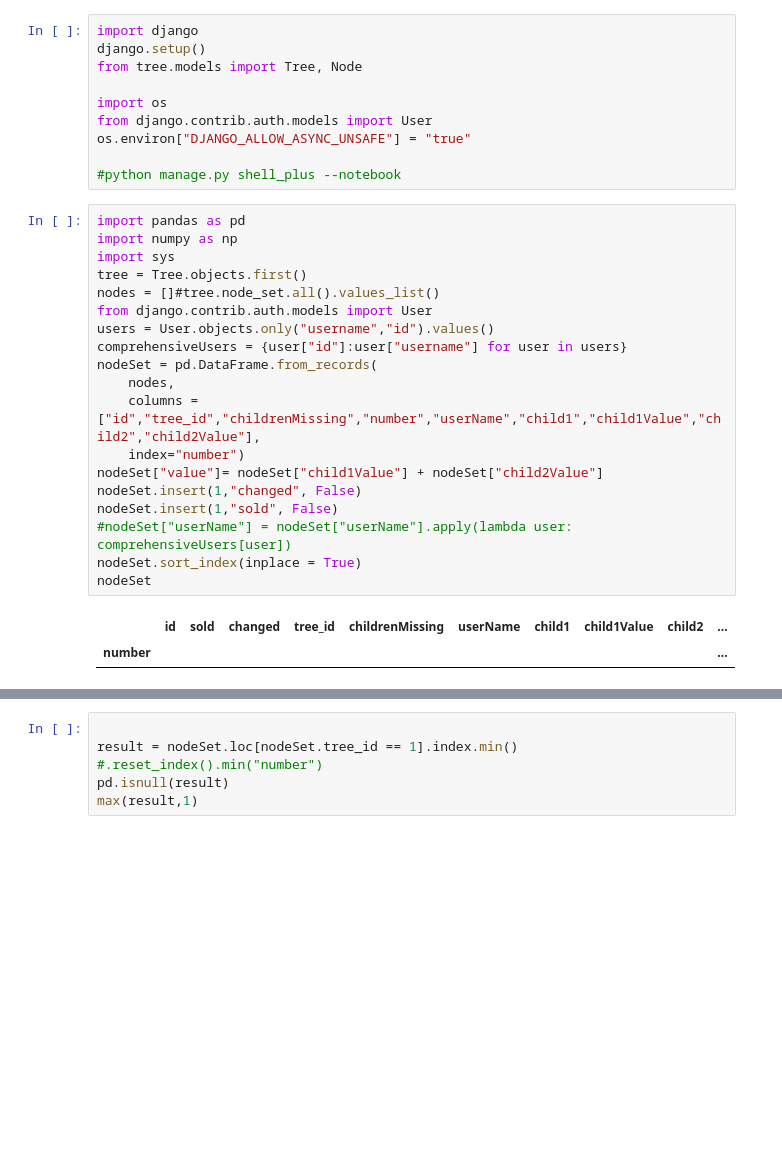
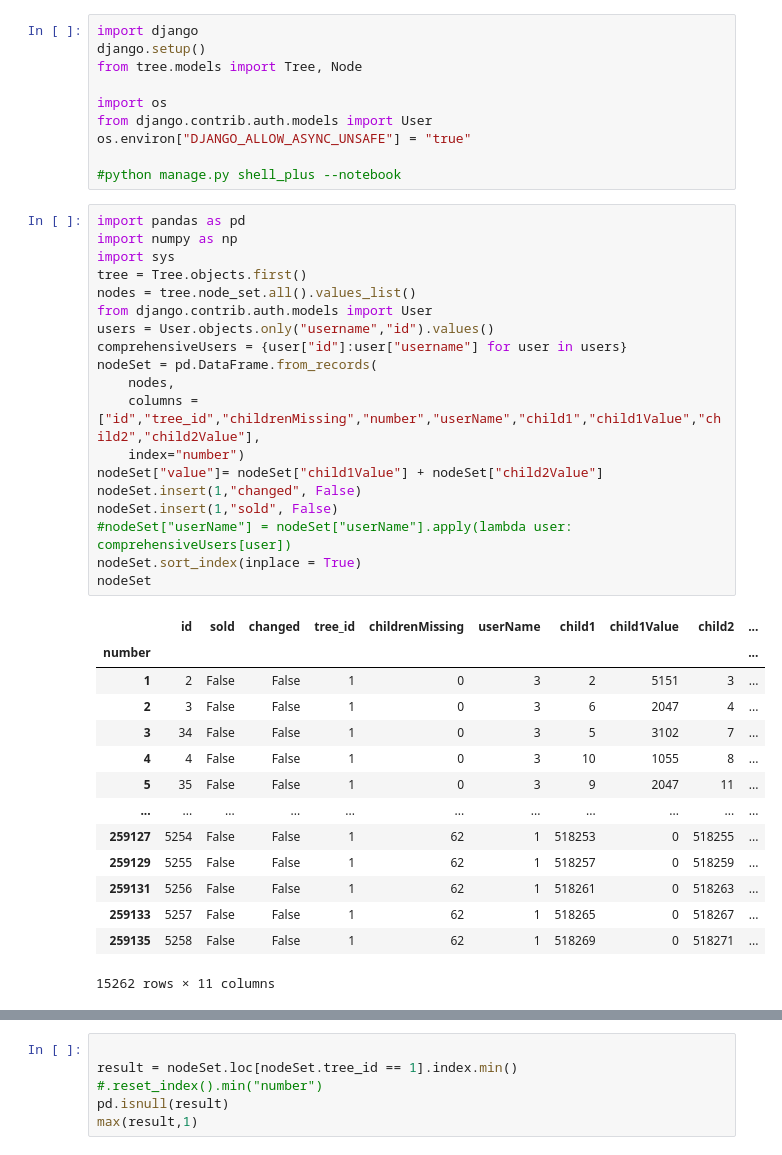
Before and after one commit to Knean/MilosWebsiteDjango, a Jupyter notebook: Django notebook.ipynb, the cells around one changed output, grey strips where cells are left out. Cells and saved outputs as stored; diff of their text form; blank space fills up the shorter version.

```diff
--- a/Django notebook.ipynb
+++ b/Django notebook.ipynb
@@ -11,22 +11,34 @@ os.environ["DJANGO_ALLOW_ASYNC_UNSAFE"] = "true"
 # %%
 import pandas as pd
 import numpy as np
 import sys
 tree = Tree.objects.first()
-nodes = []#tree.node_set.all().values_list()
+nodes = tree.node_set.all().values_list()
 from django.contrib.auth.models import User
 users = User.objects.only("username","id").values()
 comprehensiveUsers = {user["id"]:user["username"] for user in users}
 nodeSet = pd.DataFrame.from_records(
     nodes,
     columns = ["id","tree_id","childrenMissing","number","userName","child1","child1Value","child2","child2Value"],
     index="number")
 nodeSet["value"]= nodeSet["child1Value"] + nodeSet["child2Value"]
 nodeSet.insert(1,"changed", False)
 nodeSet.insert(1,"sold", False)
 #nodeSet["userName"] = nodeSet["userName"].apply(lambda user: comprehensiveUsers[user])
 nodeSet.sort_index(inplace = True)
 nodeSet
 # %% [output]
 |  | id | sold | changed | tree_id | childrenMissing | userName | child1 | child1Value | child2 | ... |
 | number |  |  |  |  |  |  |  |  |  | ... |
+| 1 | 2 | False | False | 1 | 0 | 3 | 2 | 5151 | 3 | ... |
+| 2 | 3 | False | False | 1 | 0 | 3 | 6 | 2047 | 4 | ... |
+| 3 | 34 | False | False | 1 | 0 | 3 | 5 | 3102 | 7 | ... |
+| 4 | 4 | False | False | 1 | 0 | 3 | 10 | 1055 | 8 | ... |
+| 5 | 35 | False | False | 1 | 0 | 3 | 9 | 2047 | 11 | ... |
+| ... | ... | ... | ... | ... | ... | ... | ... | ... | ... | ... |
+| 259127 | 5254 | False | False | 1 | 62 | 1 | 518253 | 0 | 518255 | ... |
+| 259129 | 5255 | False | False | 1 | 62 | 1 | 518257 | 0 | 518259 | ... |
+| 259131 | 5256 | False | False | 1 | 62 | 1 | 518261 | 0 | 518263 | ... |
+| 259133 | 5257 | False | False | 1 | 62 | 1 | 518265 | 0 | 518267 | ... |
+| 259135 | 5258 | False | False | 1 | 62 | 1 | 518269 | 0 | 518271 | ... |
+15262 rows × 11 columns
```
Also changed, not shown: parts of 6 cells of this notebook, 5 other files.
